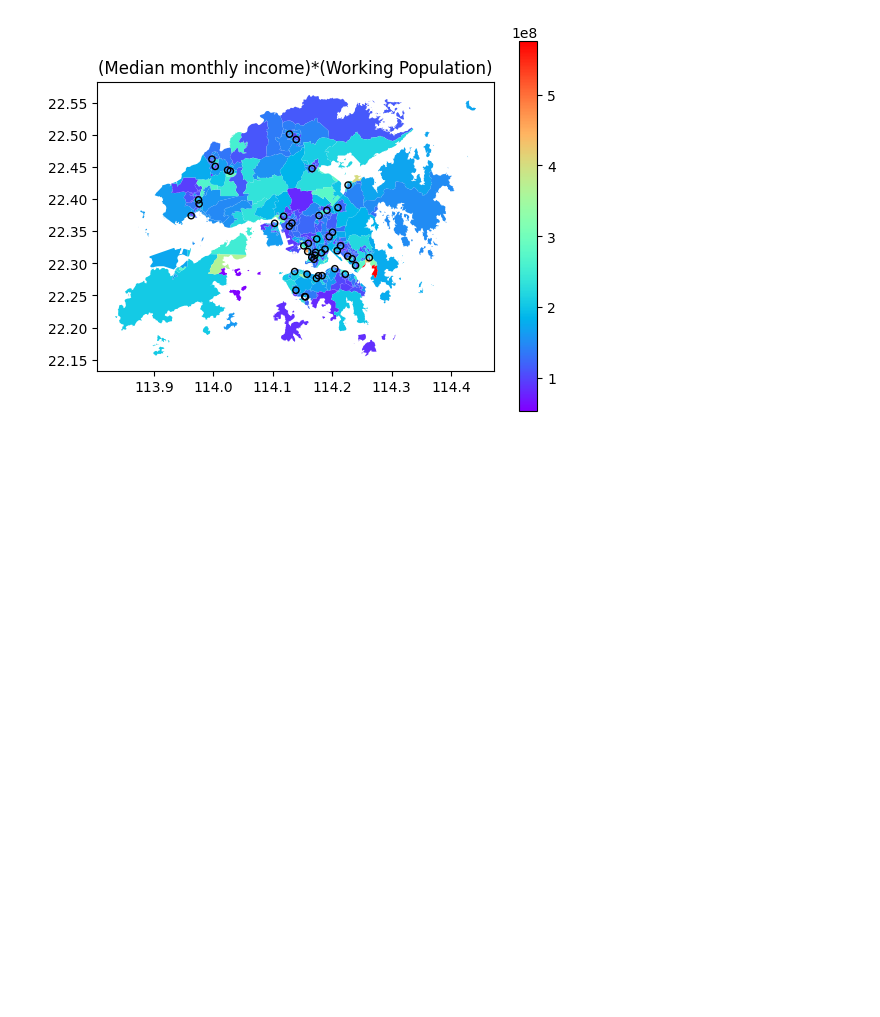
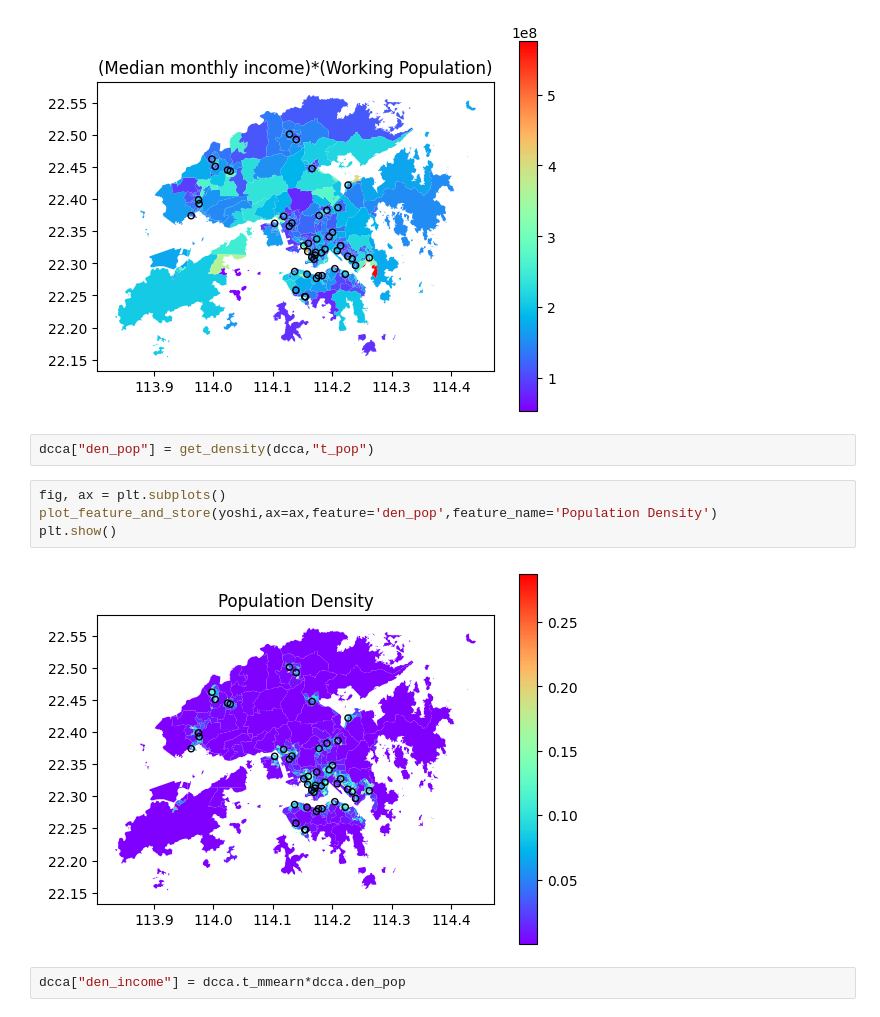
Before and after one commit to Annoying-MSDM5005/Classwork, a Jupyter notebook: proj_loc/geo_stats.ipynb, the cells around one changed output. Cells and saved outputs as stored; diff of their text form; blank space fills up the shorter version.

```diff
--- a/proj_loc/geo_stats.ipynb
+++ b/proj_loc/geo_stats.ipynb
@@ -93,3 +105,13 @@ plot_feature_and_store(yoshi,ax=ax,feature='t_tmmearn',feature_name='(Median mon
 plt.show()
 # %% [output]
 [figure]
+# %%
+dcca["den_pop"] = get_density(dcca,"t_pop")
+# %%
+fig, ax = plt.subplots()
+plot_feature_and_store(yoshi,ax=ax,feature='den_pop',feature_name='Population Density')
+plt.show()
+# %% [output]
+[figure, added]
+# %%
+dcca["den_income"] = dcca.t_mmearn*dcca.den_pop
```
Also changed, not shown: parts of 8 cells of this notebook, 2 other files.
